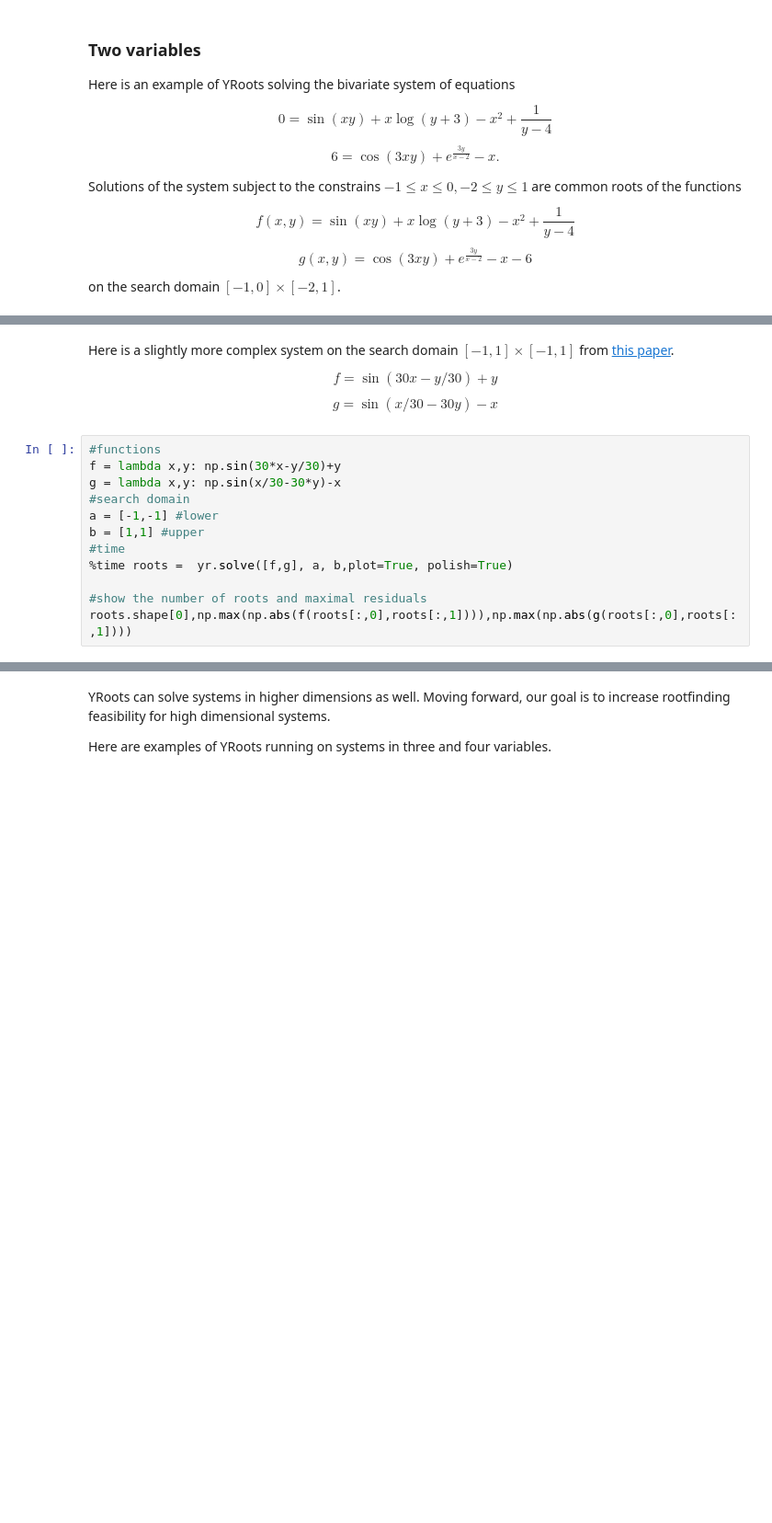
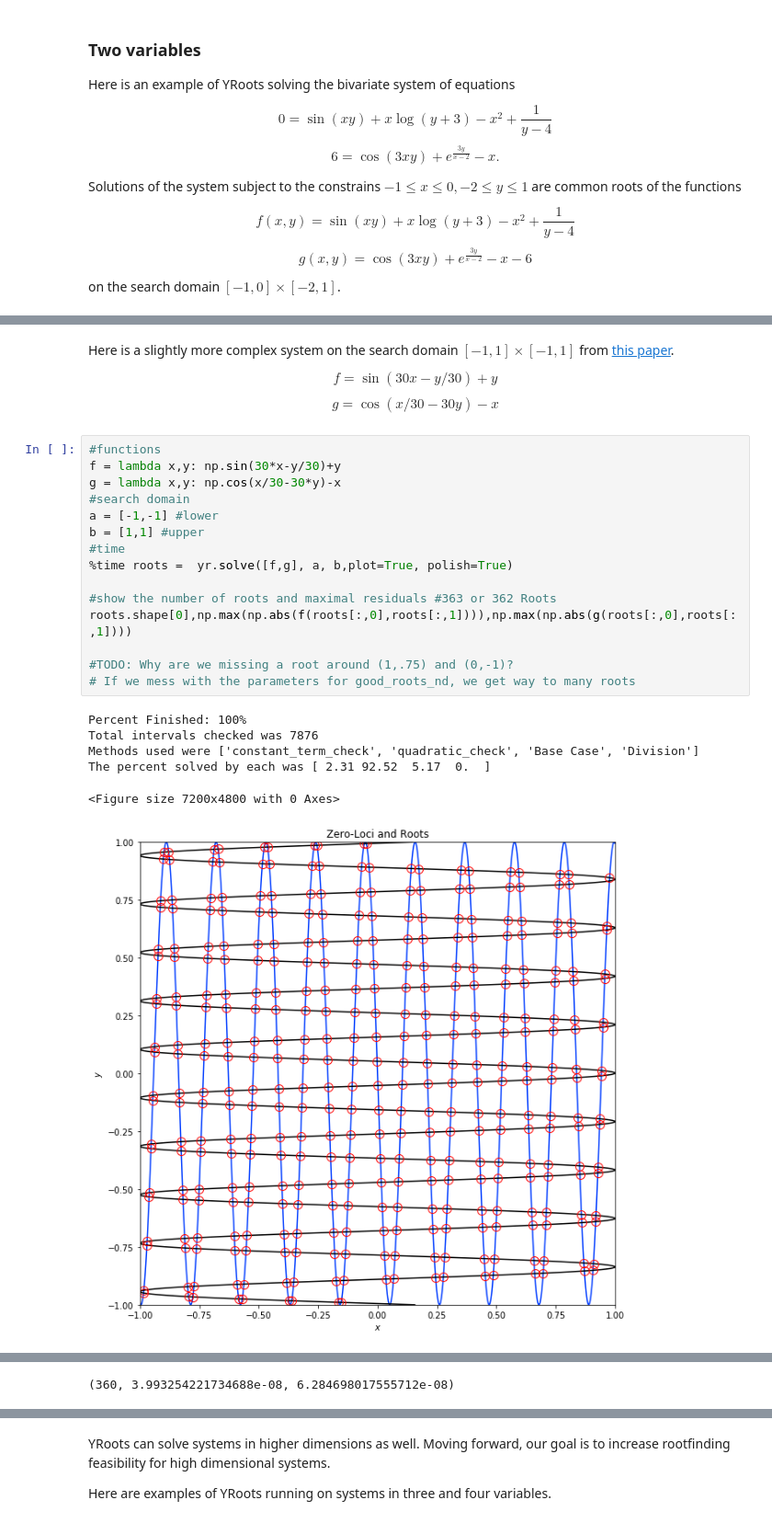
Before and after one commit to tylerjarvis/RootFinding, a Jupyter notebook: DemoNotebook.ipynb, the cells around one changed output, grey strips where cells are left out. Shown at 92% size. Drawn from its saved outputs; the diff is of its cells as text; blank space fills up the shorter version.

Commit message:
Issues marked with TODO

```diff
--- a/DemoNotebook.ipynb
+++ b/DemoNotebook.ipynb
@@ -66,16 +74,26 @@ roots.shape[0],np.max(np.abs(f(roots[:,0],roots[:,1]))),np.max(np.abs(g(roots[:,
 Here is a slightly more complex system on the search domain $[-1,1]\times[-1,1]$ from [this paper](https://link.springer.com/article/10.1007/s00211-014-0635-z).
 
 $$f=\sin(30x−y/30)+y$$
-$$g=\sin(x/30−30y)−x$$
+$$g=\cos(x/30−30y)−x$$
 # %%
 #functions
 f = lambda x,y: np.sin(30*x-y/30)+y
-g = lambda x,y: np.sin(x/30-30*y)-x
+g = lambda x,y: np.cos(x/30-30*y)-x
 #search domain
 a = [-1,-1] #lower
 b = [1,1] #upper
 #time
 %time roots =  yr.solve([f,g], a, b,plot=True, polish=True)
 
-#show the number of roots and maximal residuals
+#show the number of roots and maximal residuals #363 or 362 Roots
 roots.shape[0],np.max(np.abs(f(roots[:,0],roots[:,1]))),np.max(np.abs(g(roots[:,0],roots[:,1])))
+
+#TODO: Why are we missing a root around (1,.75) and (0,-1)?
+# If we mess with the parameters for good_roots_nd, we get way to many roots
+# %% [output]
+Percent Finished: 100%
+Total intervals checked was 7876
+Methods used were ['constant_term_check', 'quadratic_check', 'Base Case', 'Division']
+The percent solved by each was [ 2.31 92.52  5.17  0.  ]
+<Figure size 7200x4800 with 0 Axes>
+[figure, added]
@@ -82 +102,2 @@ roots.shape[0],np.max(np.abs(f(roots[:,0],roots[:,1]))),np.max(np.abs(g(roots[:,
+(360, 3.993254221734688e-08, 6.284698017555712e-08)
 # %% [markdown]
```
Also changed, not shown: parts of 40 cells of this notebook.
